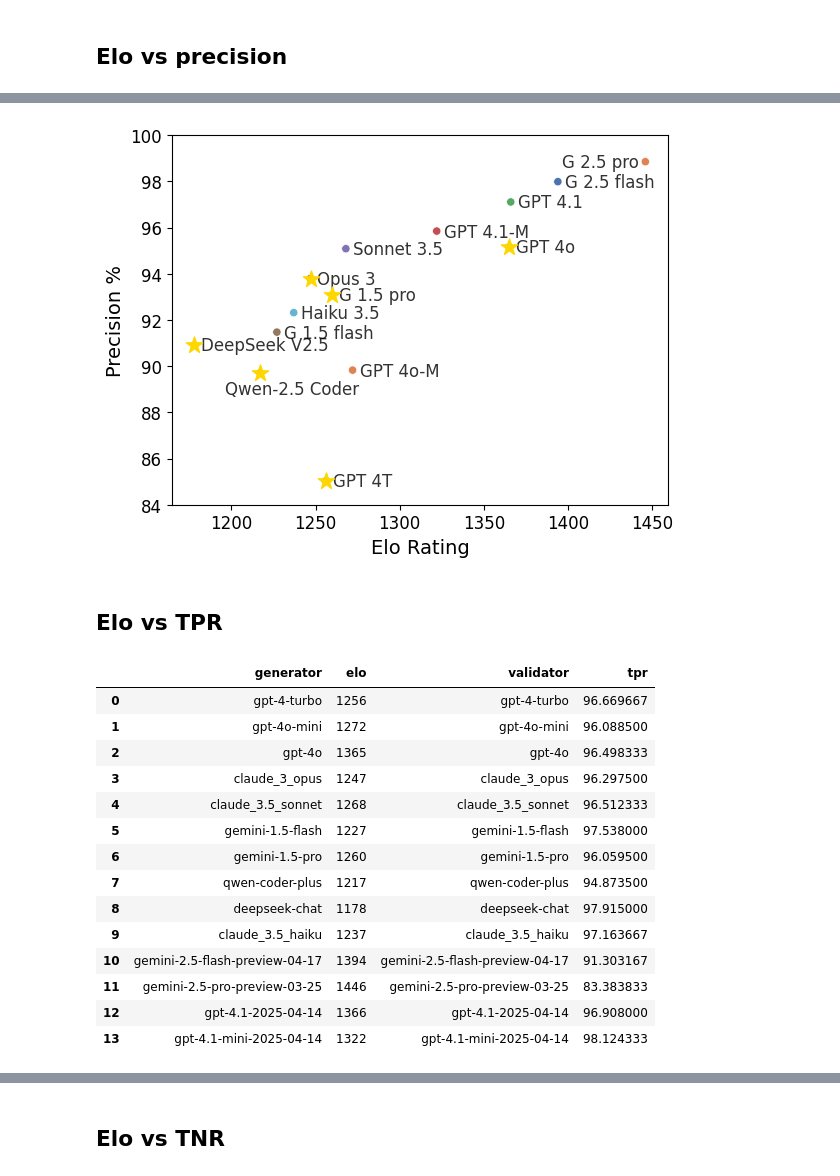
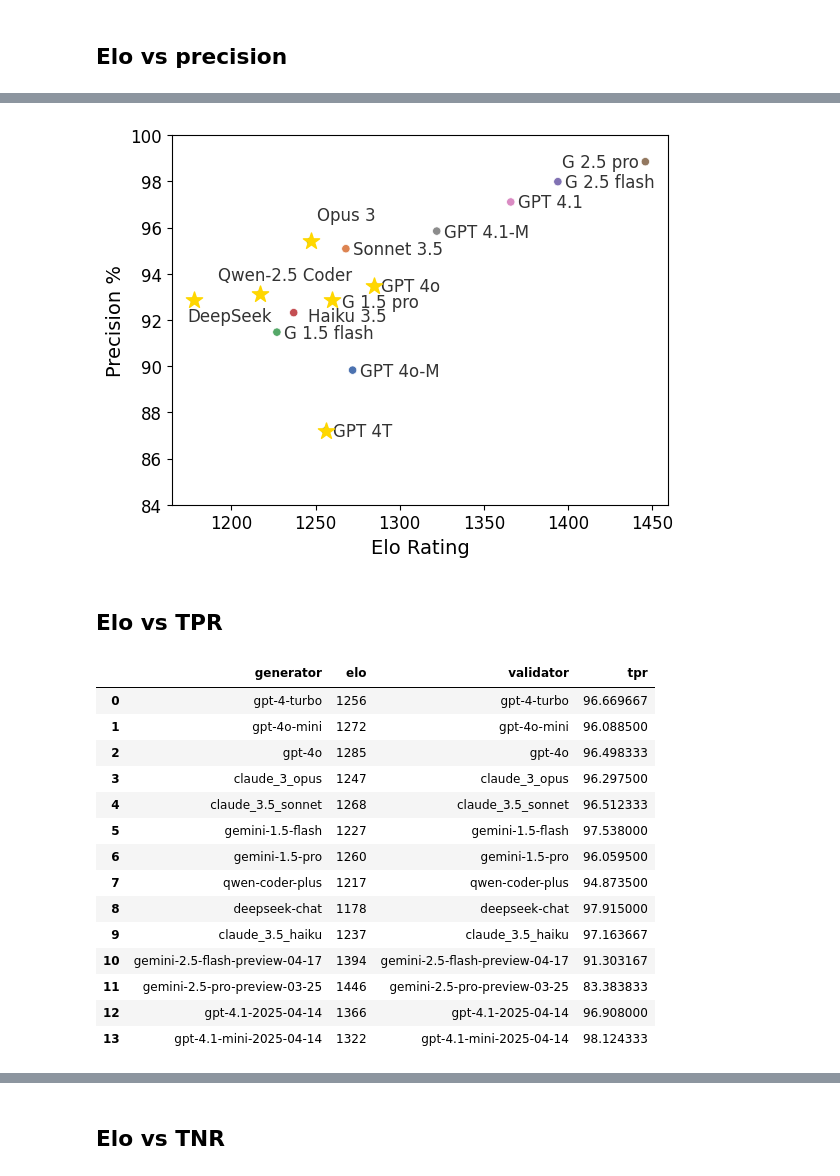
Before and after one commit to srynsh/LLM-Benchmarking, a Jupyter notebook: notebooks/notebook.ipynb, the cells around one changed output, grey strips where cells are left out. Saved outputs shown, nothing was run; the diff lists cells and outputs as text; code cells hidden in the pictures.

```diff
--- a/notebooks/notebook.ipynb
+++ b/notebooks/notebook.ipynb
@@ -186,7 +186,7 @@ pricing = [1.5, 30, 0.6, 10,
 eloRating = {
     'gpt-4-turbo': 1256,
     'gpt-4o-mini': 1272,
-    'gpt-4o': 1365,
+    'gpt-4o': 1285,
     'claude_3_opus': 1247,
     'claude_3.5_sonnet': 1268,
     'gemini-1.5-flash': 1227,
@@ -205,4 +205,9 @@ df_elo = pd.DataFrame(eloRating.items(), columns=['generator', 'elo'])
 ## Elo vs precision
 # %%
 df_elo_prec = pd.merge(df_elo, df, on='generator')
-df_plot = df_elo_prec[df_elo_prec['validator'] == 'ensemble']
+df_plot_human = df_elo_prec[df_elo_prec['validator'] == 'human']
+
+# filter out generators that exist in df
+
+df_plot_rest = df_elo_prec[df_elo_prec['validator'] == 'ensemble']
+df_plot_rest = df_plot_rest[~df_plot_rest['generator'].isin(df_pg['generator'])]
@@ -209,39 +226,49 @@ df_plot = df_elo_prec[df_elo_prec['validator'] == 'ensemble']
 # %%
 plt.figure()
 
-sns.scatterplot(data=df_plot, x='elo', y='precision', hue='generator', palette='deep')
+sns.scatterplot(data=df_plot_rest, x='elo', y='precision', hue='generator', palette='deep')
+sns.scatterplot(data=df_plot_human, x='elo', y='precision', hue='generator', palette='deep')
 # plt.title('Elo Rating vs Precision')
 
-# plt.legend(title='Model', bbox_to_anchor=(1.05, 1), loc='upper left')
 # Add annotations for each point
-for idx, row in df_plot.iterrows():
+rows = list(df_plot_human.iterrows()) + list(df_plot_rest.iterrows())
+for idx, row in rows:
     shorthand = MODELS_SHORT.get(row['generator'], row['generator'])
     # Use a star symbol for models in MODELS_GEN to indicate "ground truth"
     if row['generator'] in df_pg['generator'].values:
         plt.scatter(row['elo'], row['precision'], color='gold', marker='*', s=150, zorder=4, label='Ground Truth' if idx == 0 else "")
 
     offset = (5, -4)
     if shorthand in ['Qwen-2.5 Coder']:
-        offset = (-25, -15)
+        offset = (-30, 10)
+    elif shorthand in ['Opus 3']:
+        offset = (5, 15)
+    elif shorthand in ['DeepSeek V2.5']:
+        shorthand = 'DeepSeek'
+        offset = (-5, -15)
+    elif shorthand in ['Haiku 3.5']:
+        offset = (10, -6)
+    elif shorthand in ['G 1.5 pro']:
+        offset = (7, -5)
     elif shorthand in ['G 2.5 pro']:
         offset = (-60, -4)
     plt.annotate(shorthand,  # Use shorthand for model name for clarity
                  xy=(row['elo'], row['precision']),
                  xytext=offset,  # Offset text slightly to the right
                  textcoords='offset points',
                  fontsize=12,
                  alpha=0.8)
 
 plt.ylim(84, 100)
 plt.xticks(fontsize=12)
 plt.yticks(fontsize=12)
 # plt.title('Elo Rating vs Precision', fontsize=16)
 plt.xlabel('Elo Rating', fontsize=14)
 plt.ylabel('Precision %', fontsize=14)
 plt.legend().remove()  # Remove the legend since we have annotations
 plt.savefig('../output/images/pdfs/elo_precision.pdf', bbox_inches='tight')
 # %% [output]
-[figure, old version]
+[figure, new version]
 # %% [markdown]
 ## Elo vs TPR
 # %%
@@ -253,7 +280,7 @@ df_plot
 |  | generator | elo | validator | tpr |
 | 0 | gpt-4-turbo | 1256 | gpt-4-turbo | 96.669667 |
 | 1 | gpt-4o-mini | 1272 | gpt-4o-mini | 96.088500 |
-| 2 | gpt-4o | 1365 | gpt-4o | 96.498333 |
+| 2 | gpt-4o | 1285 | gpt-4o | 96.498333 |
 | 3 | claude_3_opus | 1247 | claude_3_opus | 96.297500 |
 | 4 | claude_3.5_sonnet | 1268 | claude_3.5_sonnet | 96.512333 |
 | 5 | gemini-1.5-flash | 1227 | gemini-1.5-flash | 97.538000 |
```
Also changed, not shown: parts of 6 cells of this notebook, 3 other files.
